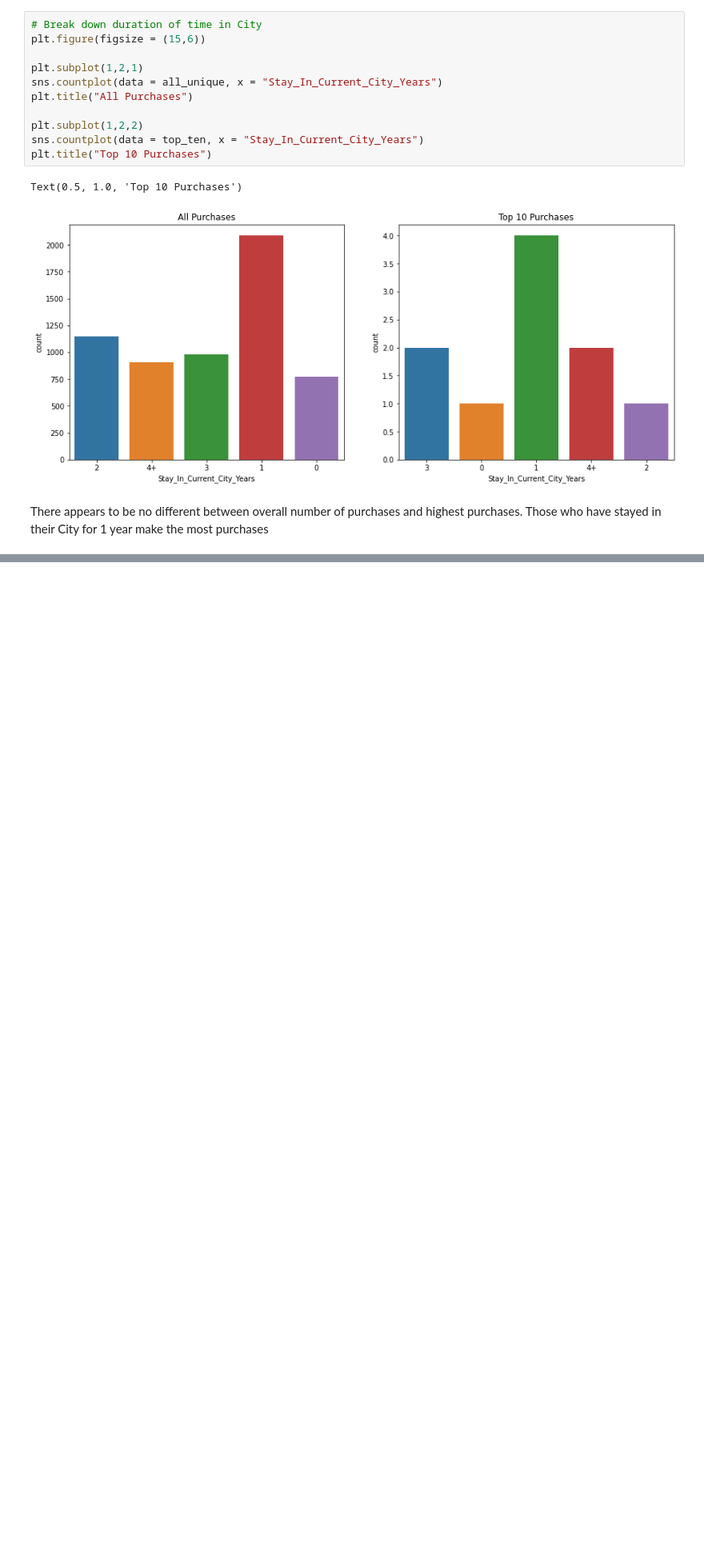
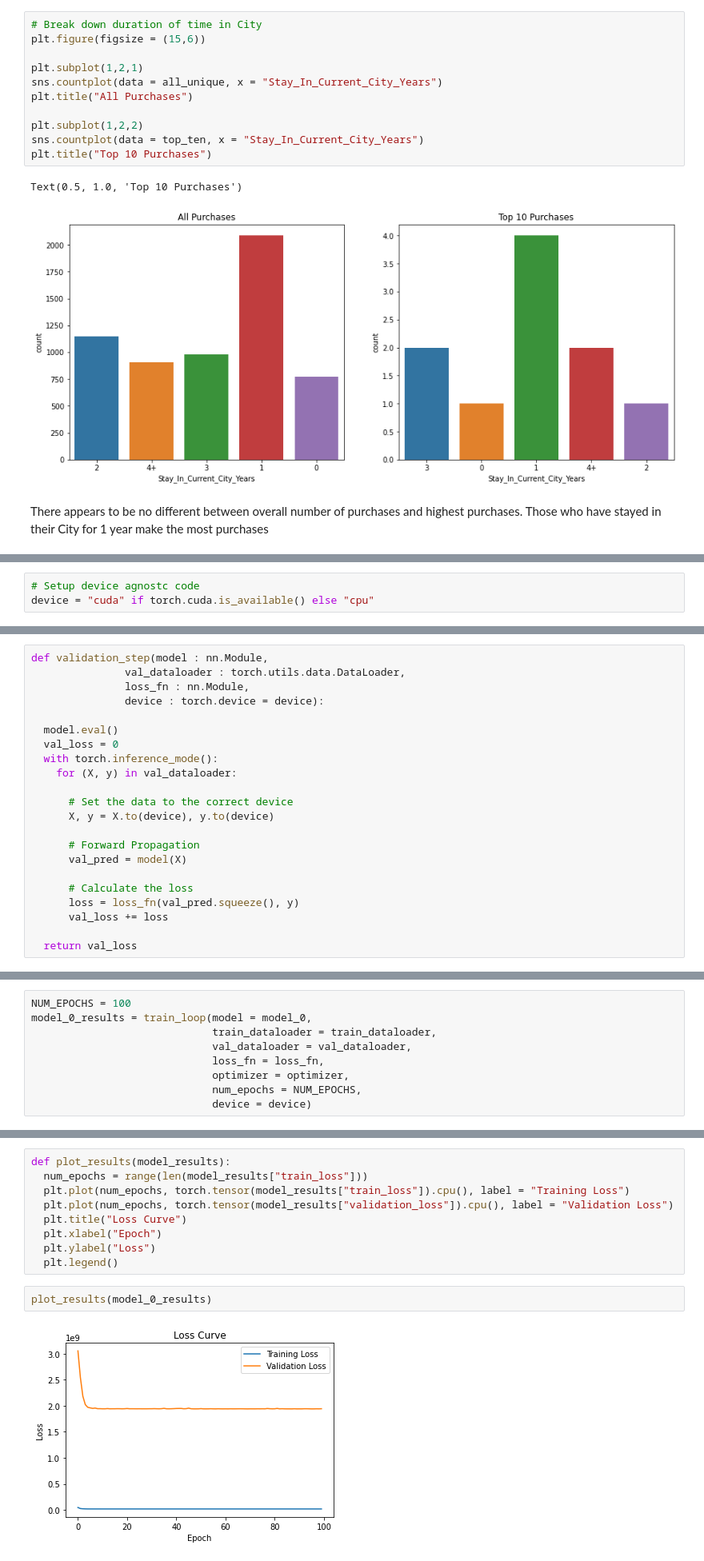
Before and after one commit to sriskid/Kaggle, a Jupyter notebook: black_friday_prediction/black_friday_sales_first_iteration.ipynb, the cells around one changed output, grey strips where cells are left out. Shown at 80% size. Saved outputs shown, nothing was run; the diff lists cells and outputs as text; blank space fills up the shorter version.

```diff
--- a/black_friday_prediction/black_friday_sales_first_iteration.ipynb
+++ b/black_friday_prediction/black_friday_sales_first_iteration.ipynb
@@ -417,0 +495,3 @@ There appears to be no different between overall number of purchases and highest
+# %%
+# Setup device agnostc code
+device = "cuda" if torch.cuda.is_available() else "cpu"
@@ -417,0 +560,22 @@ There appears to be no different between overall number of purchases and highest
+# %%
+def validation_step(model : nn.Module,
+               val_dataloader : torch.utils.data.DataLoader,
+               loss_fn : nn.Module,
+               device : torch.device = device):
+
+  model.eval()
+  val_loss = 0
+  with torch.inference_mode():
+    for (X, y) in val_dataloader:
+
+      # Set the data to the correct device
+      X, y = X.to(device), y.to(device)
+
+      # Forward Propagation
+      val_pred = model(X)
+
+      # Calculate the loss
+      loss = loss_fn(val_pred.squeeze(), y)
+      val_loss += loss
+
+  return val_loss
@@ -417,0 +629,9 @@ There appears to be no different between overall number of purchases and highest
+# %%
+NUM_EPOCHS = 100
+model_0_results = train_loop(model = model_0,
+                             train_dataloader = train_dataloader,
+                             val_dataloader = val_dataloader,
+                             loss_fn = loss_fn,
+                             optimizer = optimizer,
+                             num_epochs = NUM_EPOCHS,
+                             device = device)
@@ -417,0 +656,13 @@ There appears to be no different between overall number of purchases and highest
+# %%
+def plot_results(model_results):
+  num_epochs = range(len(model_results["train_loss"]))
+  plt.plot(num_epochs, torch.tensor(model_results["train_loss"]).cpu(), label = "Training Loss")
+  plt.plot(num_epochs, torch.tensor(model_results["validation_loss"]).cpu(), label = "Validation Loss")
+  plt.title("Loss Curve")
+  plt.xlabel("Epoch")
+  plt.ylabel("Loss")
+  plt.legend()
+# %%
+plot_results(model_0_results)
+# %% [output]
+[figure, added]
```
Also changed, not shown: parts of 19 cells of this notebook.
